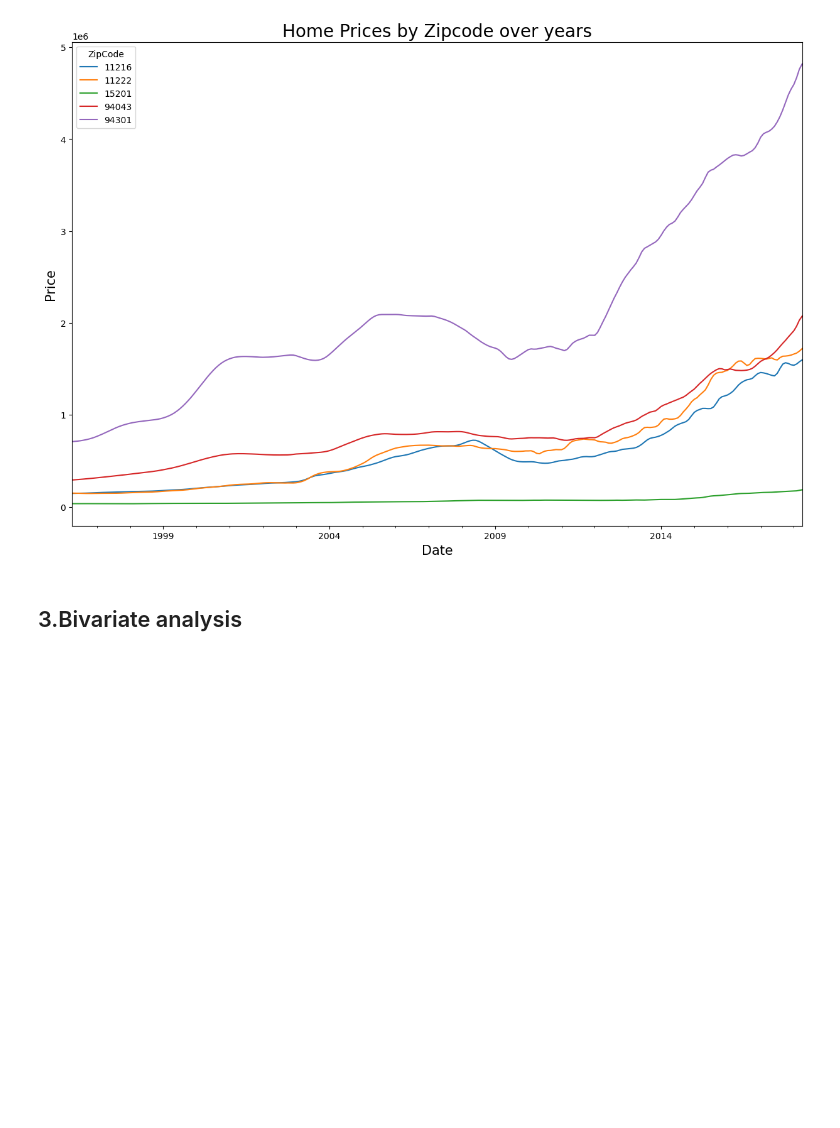
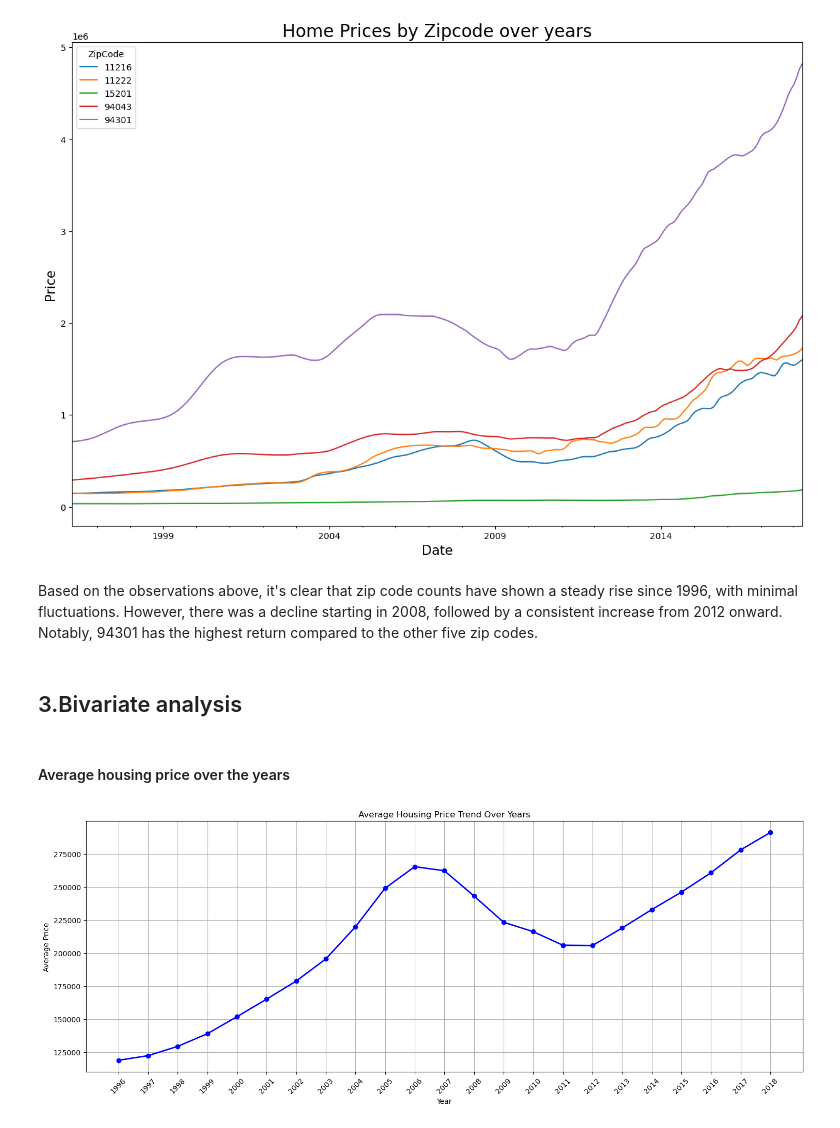
Before and after one commit to PaulMuniu/Phase-4-Group-Project, a Jupyter notebook: Student.ipynb, the cells around one changed output. Saved outputs shown, nothing was run; the diff lists cells and outputs as text; code cells hidden in the pictures; blank space fills up the shorter version.

```diff
--- a/Student.ipynb
+++ b/Student.ipynb
@@ -574,2 +572,29 @@ Based on the observations above, it's clear that zip code counts have shown a st
+# %% [markdown]
+Based on the observations above, it's clear that zip code counts have shown a steady rise since 1996, with minimal fluctuations. However, there was a decline starting in 2008, followed by a consistent increase from 2012 onward. Notably, 94301 has the highest return compared to the other five zip codes.
 # %% [markdown]
 ##  3.Bivariate analysis
+# %% [markdown]
+#### Average housing price over the years
+# %%
+# Calculating average price per year
+
+data['Year'] = data['Date'].dt.year
+average_prices = data.groupby('Year')['Price'].mean()
+# Creating a figure and axis
+fig, ax = plt.subplots(figsize=(15, 6))
+# Ploting the data
+ax.plot(average_prices.index, average_prices.values, label='Average Price', color='blue', linewidth=2, marker='o')
+# Adding labels and title
+ax.set_xlabel('Year')
+ax.set_ylabel('Average Price')
+ax.set_title('Average Housing Price Trend Over Years')
+# Adding grid lines
+ax.grid(True)
+# Customizing x-axis ticks for each year
+plt.xticks(average_prices.index, rotation=45)
+# Tight layout
+plt.tight_layout()
+# Show the plot
+plt.show()
+# %% [output]
+[figure, added]
```
Also changed, not shown: parts of 4 cells of this notebook.
